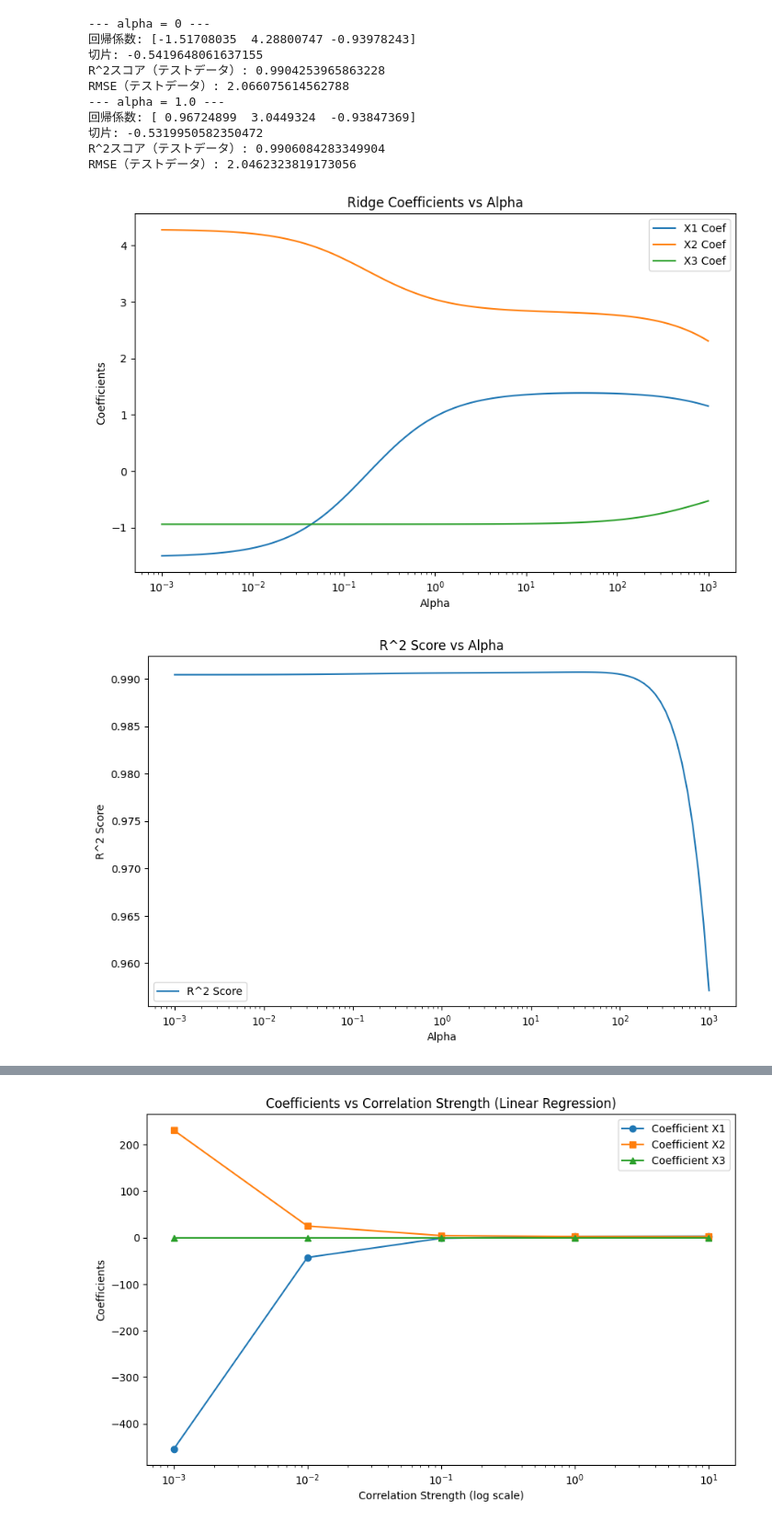
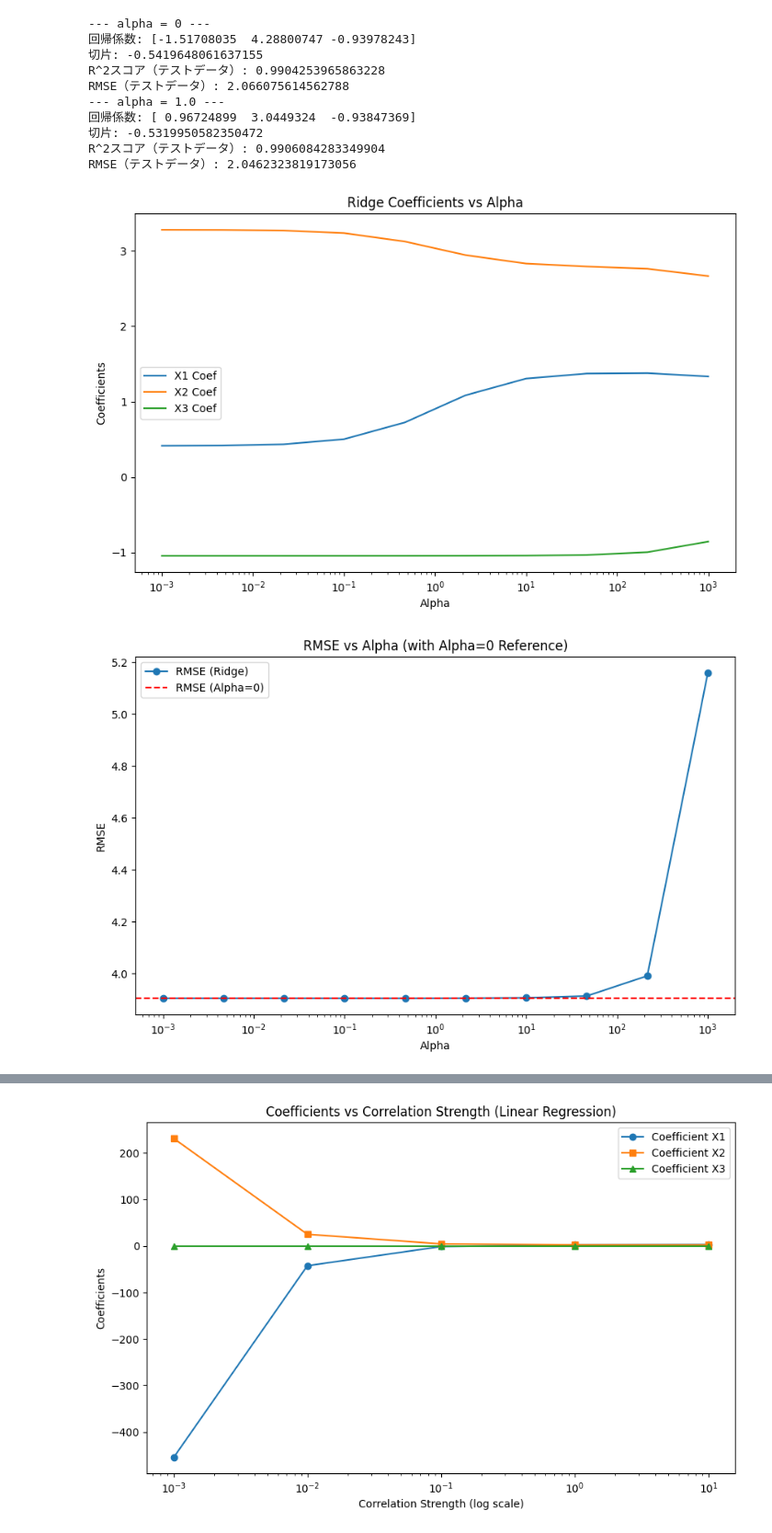
Before and after one commit to junya737/multicollinearity-test, a Jupyter notebook: main.ipynb, the cells around one changed output, grey strips where cells are left out. Shown at 92% size. Cells and saved outputs as stored; diff of their text form; code cells hidden in the pictures.

```diff
--- a/main.ipynb
+++ b/main.ipynb
@@ -66,42 +66,49 @@ RMSE（テストデータ）: 2.0462323819173056
 # %%
 
 # alphaを広範囲で調査（リッジ回帰の挙動を確認）
-alphas = np.logspace(-3, 3, 100)
+alphas = np.logspace(-3, 3, 10)
 ridge_coefs = []
 ridge_scores = []
 
 for alpha in alphas:
     model = Ridge(alpha=alpha)
     model.fit(X_train, y_train)
     ridge_coefs.append(model.coef_)
-    ridge_scores.append(r2_score(y_test, model.predict(X_test)))
+    ridge_scores.append(mean_squared_error(y_test, model.predict(X_test)))
 
 ridge_coefs = np.array(ridge_coefs)
+
+
+# alpha=0（重回帰）のRMSEを計算
+model = Ridge(alpha=0)
+model.fit(X_train, y_train)
+rmse_alpha_0 = mean_squared_error(y_test, model.predict(X_test))
 
 # リッジ回帰の回帰係数の変化をプロット
 plt.figure(figsize=(10, 6))
 plt.plot(alphas, ridge_coefs[:, 0], label="X1 Coef")
 plt.plot(alphas, ridge_coefs[:, 1], label="X2 Coef")
 plt.plot(alphas, ridge_coefs[:, 2], label="X3 Coef")
 plt.xscale("log")
 plt.xlabel("Alpha")
 plt.ylabel("Coefficients")
 plt.title("Ridge Coefficients vs Alpha")
 plt.legend()
 plt.show()
 
-# リッジ回帰のR^2スコアの変化をプロット
+# リッジ回帰のRMSE変化をプロット（alpha=0の値を追加）
 plt.figure(figsize=(10, 6))
-plt.plot(alphas, ridge_scores, label="R^2 Score")
+plt.plot(alphas, ridge_scores, label="RMSE (Ridge)", marker="o")
+plt.axhline(y=rmse_alpha_0, color="r", linestyle="--", label="RMSE (Alpha=0)")
 plt.xscale("log")
 plt.xlabel("Alpha")
-plt.ylabel("R^2 Score")
-plt.title("R^2 Score vs Alpha")
+plt.ylabel("RMSE")
+plt.title("RMSE vs Alpha (with Alpha=0 Reference)")
 plt.legend()
 plt.show()
 # %% [output]
-[figure, old version]
+[figure, new version]
-[figure, old version]
+[figure, new version]
 # %%
 import numpy as np
 import pandas as pd
```
Also changed, not shown: parts of 1 cell of this notebook.
